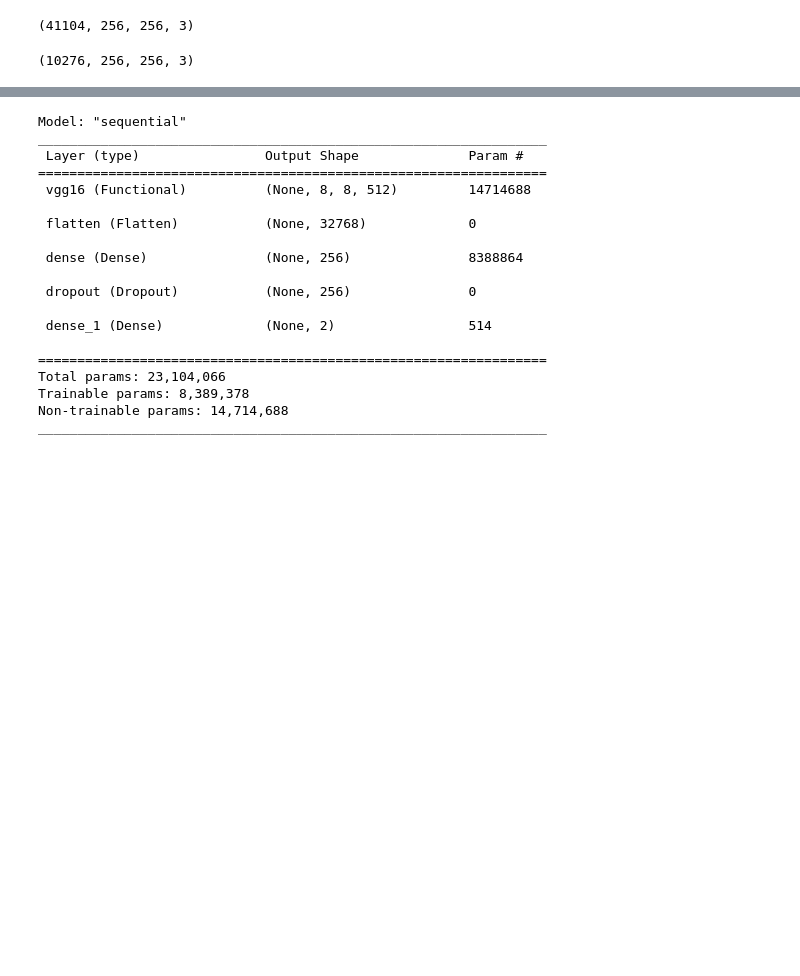
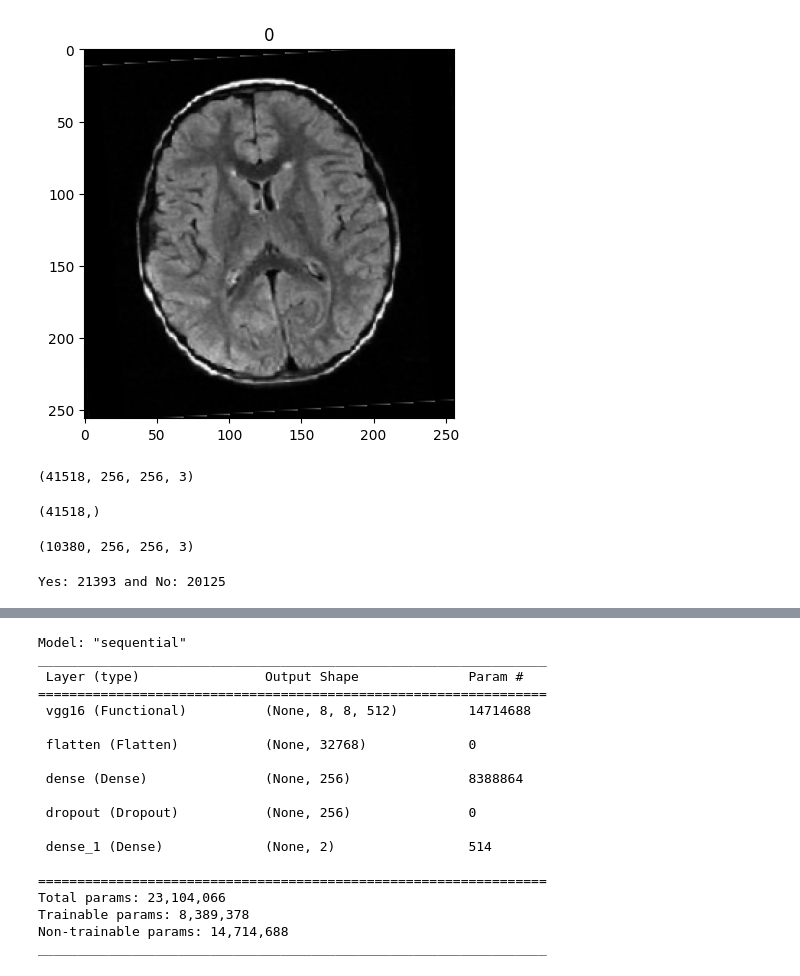
Before and after one commit to Uziii-man/Cranium-Cryptics, a Jupyter notebook: Uzman/Model Codes for Brain Tumor Identification/BrainTumorDetectionModel_VGG-16.ipynb, the cells around one changed output, grey strips where cells are left out. Cells and saved outputs as stored; diff of their text form; code cells hidden in the pictures; blank space fills up the shorter version.

```diff
--- a/Uzman/Model Codes for Brain Tumor Identification/BrainTumorDetectionModel_VGG-16.ipynb
+++ b/Uzman/Model Codes for Brain Tumor Identification/BrainTumorDetectionModel_VGG-16.ipynb
@@ -52,9 +63,19 @@ test_y = np.array(test_y)
+# %%
+plt.imshow(train_images[20000])
+plt.title(train_labels[20000])
+plt.show()
+# %% [output]
+[figure, added]
 # %%
 # Checking for the number of data
-train_x.shape
+train_images.shape
 # %% [output]
-(41104, 256, 256, 3)
+(41518, 256, 256, 3)
+# %%
+train_labels.shape
+# %% [output]
+(41518,)
 # %%
-test_x.shape
+test_images.shape
 # %% [output]
-(10276, 256, 256, 3)
+(10380, 256, 256, 3)
@@ -60,0 +90,4 @@ test_x.shape
+# %%
+print("Yes: " + str(yes) + " and No: " + str(no))
+# %% [output]
+Yes: 21393 and No: 20125
```
Also changed, not shown: parts of 22 cells of this notebook, 4 other files.
